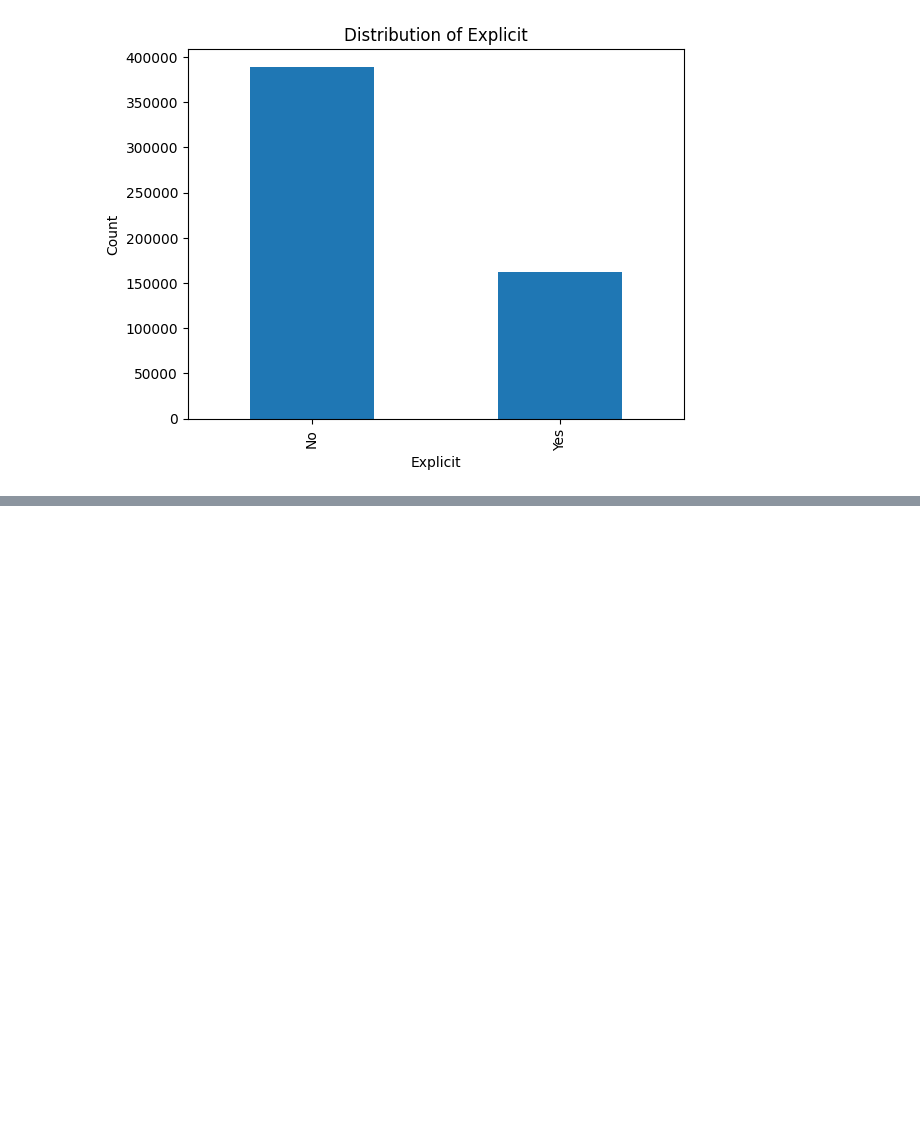
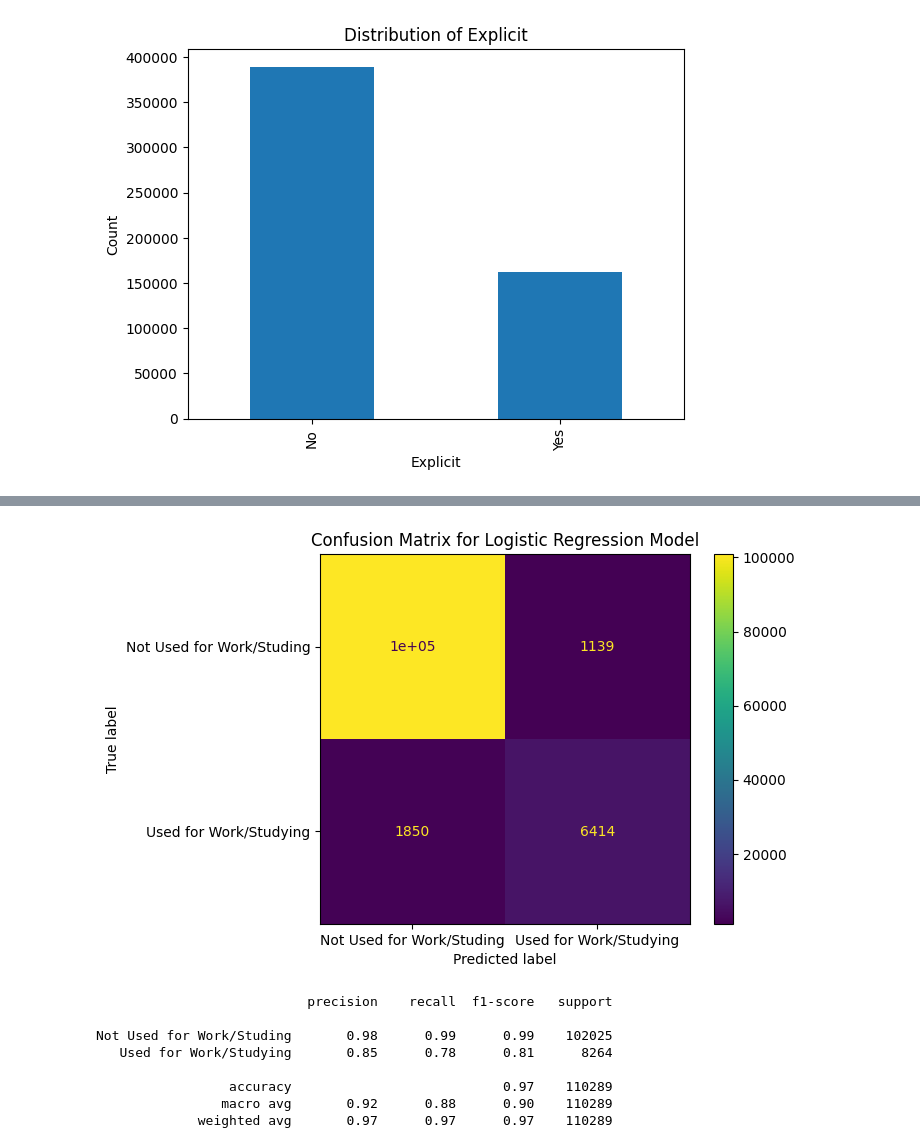
Before and after one commit to natalie-s11/ML_Final_Project, a Jupyter notebook: notebook.ipynb, the cells around one changed output, grey strips where cells are left out. Drawn from its saved outputs; the diff is of its cells as text; code cells hidden in the pictures; blank space fills up the shorter version.

Commit message:
Models for evaluation

```diff
--- a/notebook.ipynb
+++ b/notebook.ipynb
@@ -359,0 +370,26 @@ plt.show()
+# %%
+# make x and y
+# make categorical_features and numerical_features into a list of column names not DataFrames
+categorical_features = categorical_features.columns.tolist()
+numeric_features = numeric_features.columns.tolist()
+x = X[categorical_features + numeric_features]
+y = df['Good for Work/Study']
+# %%
+# Train / test split — 80/20, stratified so class ratios are preserved
+X_train, X_test, y_train, y_test = train_test_split(x, y, test_size=0.2, random_state=42, stratify=y)
+# %%
+X_raw = ColumnTransformer(
+    transformers=[
+        ('categorical_features', OneHotEncoder(handle_unknown='ignore'), categorical_features),
+        ('numeric_features', MinMaxScaler(), numeric_features)
+    ])
+
+# create pipeline with column transformer and logistic regression model
+pipeline1 = Pipeline(steps=[
+    ('prep', X_raw),
+    ('model', LogisticRegression(max_iter=1000, solver='lbfgs', random_state=42))
+])
+
+
+# fit the data into pipeline
+pipeline1.fit(X_train, y_train)
@@ -359,0 +412,24 @@ plt.show()
+# %%
+# use the pipeline to predict on the test set and then create a confusion matrix and classification report to evaluate the model performance
+# predict
+y_pred_1 = pipeline1.predict(X_test)
+# create confusion matrix and classification report
+confusion_matrix1 = confusion_matrix(y_test, y_pred_1)
+# create the display of the confusion matrix
+disp1 = ConfusionMatrixDisplay(confusion_matrix=confusion_matrix1, display_labels=['Not Used for Work/Studing', 'Used for Work/Studying'])
+# plot it
+disp1.plot()
+plt.title('Confusion Matrix for Logistic Regression Model')
+plt.show()
+#print classification report with correct target names
+print(classification_report(y_test, y_pred_1, target_names=['Not Used for Work/Studing', 'Used for Work/Studying']))
+# %% [output]
+[figure, added]
+                           precision    recall  f1-score   support
+
+Not Used for Work/Studing       0.98      0.99      0.99    102025
+   Used for Work/Studying       0.85      0.78      0.81      8264
+
+                 accuracy                           0.97    110289
+                macro avg       0.92      0.88      0.90    110289
+             weighted avg       0.97      0.97      0.97    110289
```
Also changed, not shown: parts of 27 cells of this notebook, 1 other file.
